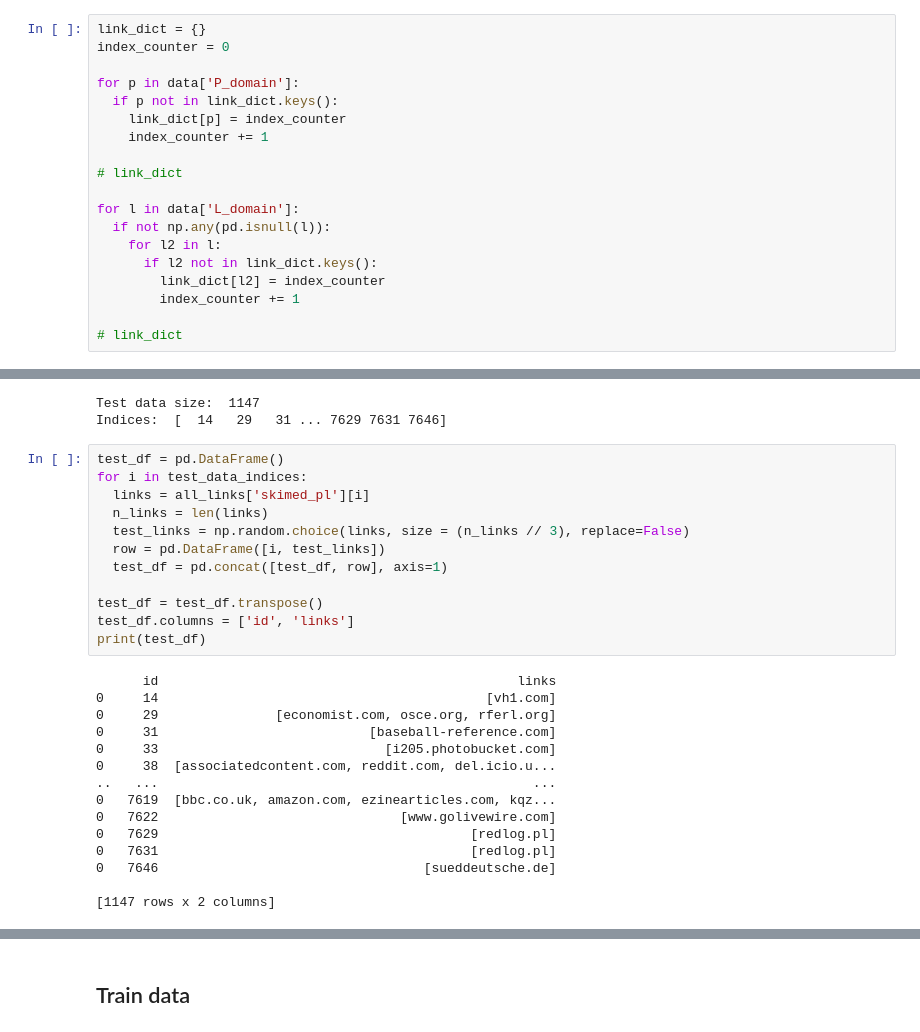
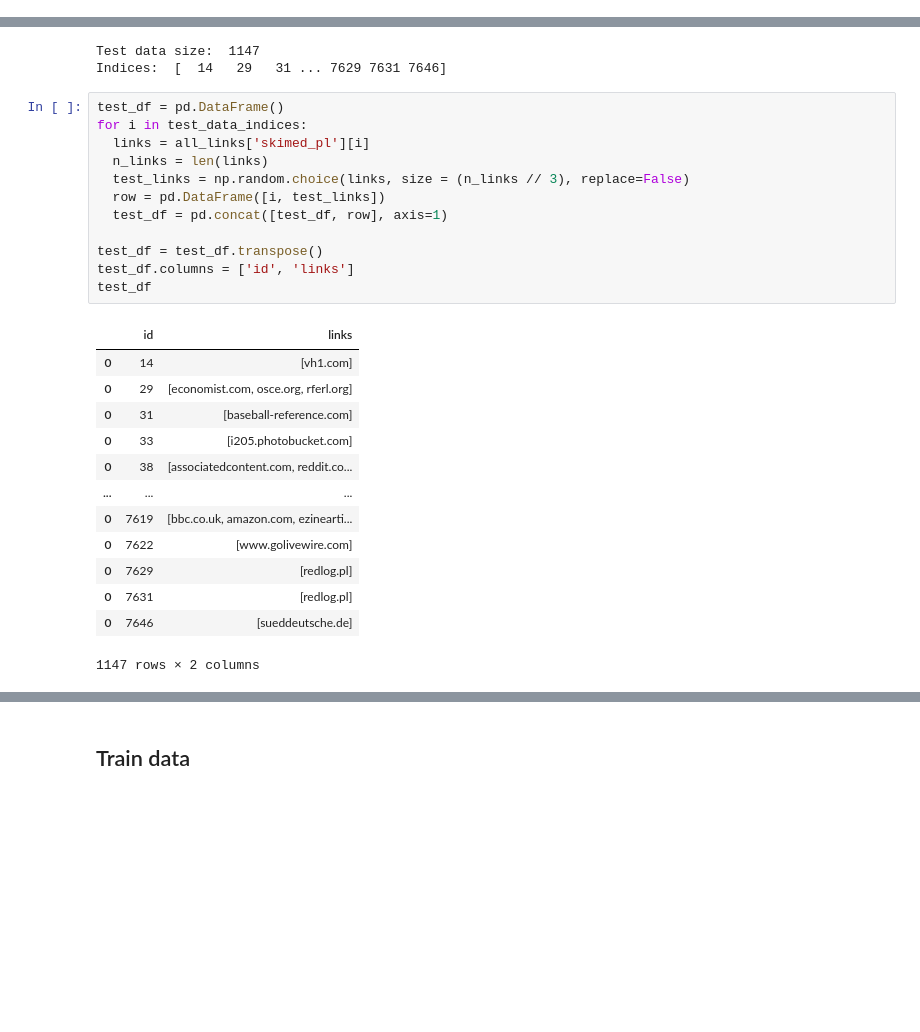
Before and after one commit to Gongjie663746/CS247Project, a Jupyter notebook: data_formatting.ipynb, the cells around one changed output, grey strips where cells are left out. Saved outputs shown, nothing was run; the diff lists cells and outputs as text; blank space fills up the shorter version.

```diff
--- a/data_formatting.ipynb
+++ b/data_formatting.ipynb
@@ -31,19 +9,0 @@ CLUSTERED_PKL_FILEPATH = DATA_PATH + '/clustered_200_{}.pkl'.format(target)
-# %%
-link_dict = {}
-index_counter = 0
-
-for p in data['P_domain']:
-  if p not in link_dict.keys():
-    link_dict[p] = index_counter
-    index_counter += 1
-
-# link_dict
-
-for l in data['L_domain']:
-  if not np.any(pd.isnull(l)):
-    for l2 in l:
-      if l2 not in link_dict.keys():
-        link_dict[l2] = index_counter
-        index_counter += 1
-
-# link_dict
@@ -261,30 +177,29 @@ Indices:  [  14   29   31 ... 7629 7631 7646]
 # %%
 test_df = pd.DataFrame()
 for i in test_data_indices:
   links = all_links['skimed_pl'][i]
   n_links = len(links)
   test_links = np.random.choice(links, size = (n_links // 3), replace=False)
   row = pd.DataFrame([i, test_links])
   test_df = pd.concat([test_df, row], axis=1)
 
 test_df = test_df.transpose()
 test_df.columns = ['id', 'links']
-print(test_df)
+test_df
 # %% [output]
+|  | id | links |
+| 0 | 14 | [vh1.com] |
+| 0 | 29 | [economist.com, osce.org, rferl.org] |
+| 0 | 31 | [baseball-reference.com] |
+| 0 | 33 | [i205.photobucket.com] |
+| 0 | 38 | [associatedcontent.com, reddit.co... |
+| ... | ... | ... |
+| 0 | 7619 | [bbc.co.uk, amazon.com, ezinearti... |
+| 0 | 7622 | [www.golivewire.com] |
+| 0 | 7629 | [redlog.pl] |
+| 0 | 7631 | [redlog.pl] |
+| 0 | 7646 | [sueddeutsche.de] |
-      id                                              links
-0     14                                          [vh1.com]
-0     29               [economist.com, osce.org, rferl.org]
-0     31                           [baseball-reference.com]
-0     33                             [i205.photobucket.com]
-0     38  [associatedcontent.com, reddit.com, del.icio.u...
-..   ...                                                ...
-0   7619  [bbc.co.uk, amazon.com, ezinearticles.com, kqz...
-0   7622                               [www.golivewire.com]
-0   7629                                        [redlog.pl]
-0   7631                                        [redlog.pl]
-0   7646                                  [sueddeutsche.de]
-
-[1147 rows x 2 columns]
+1147 rows × 2 columns
 # %%
 line_counter = 0
 test_data_df = pd.DataFrame()
```
Also changed, not shown: parts of 27 cells of this notebook, 1 other file.
